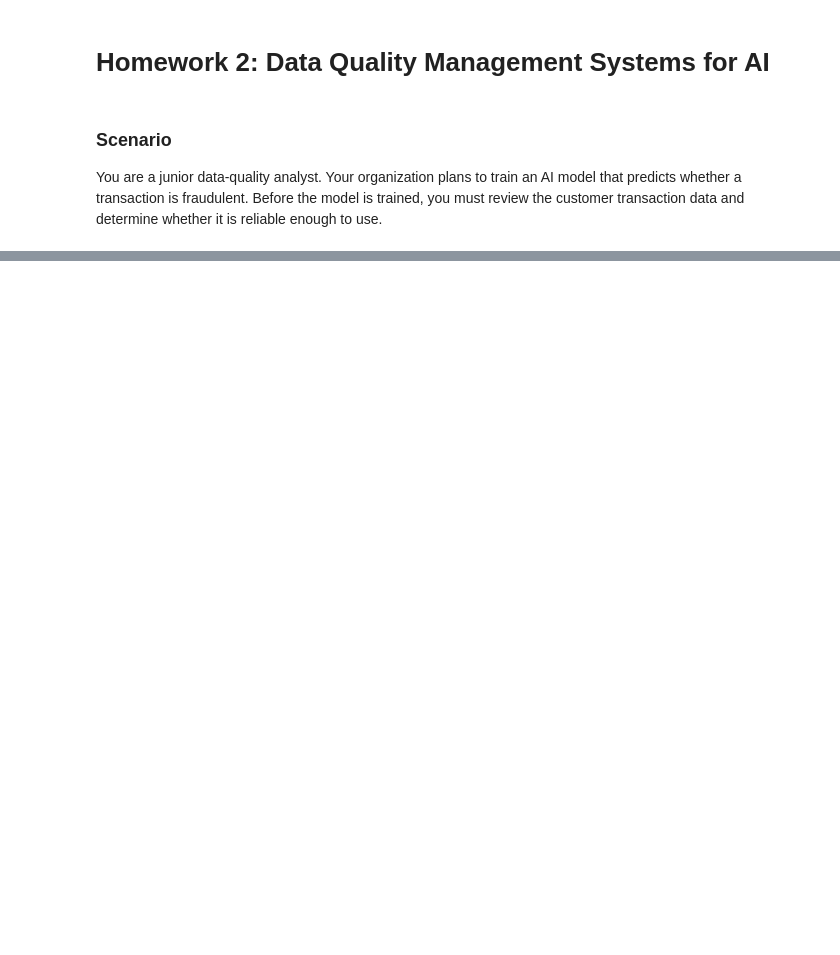
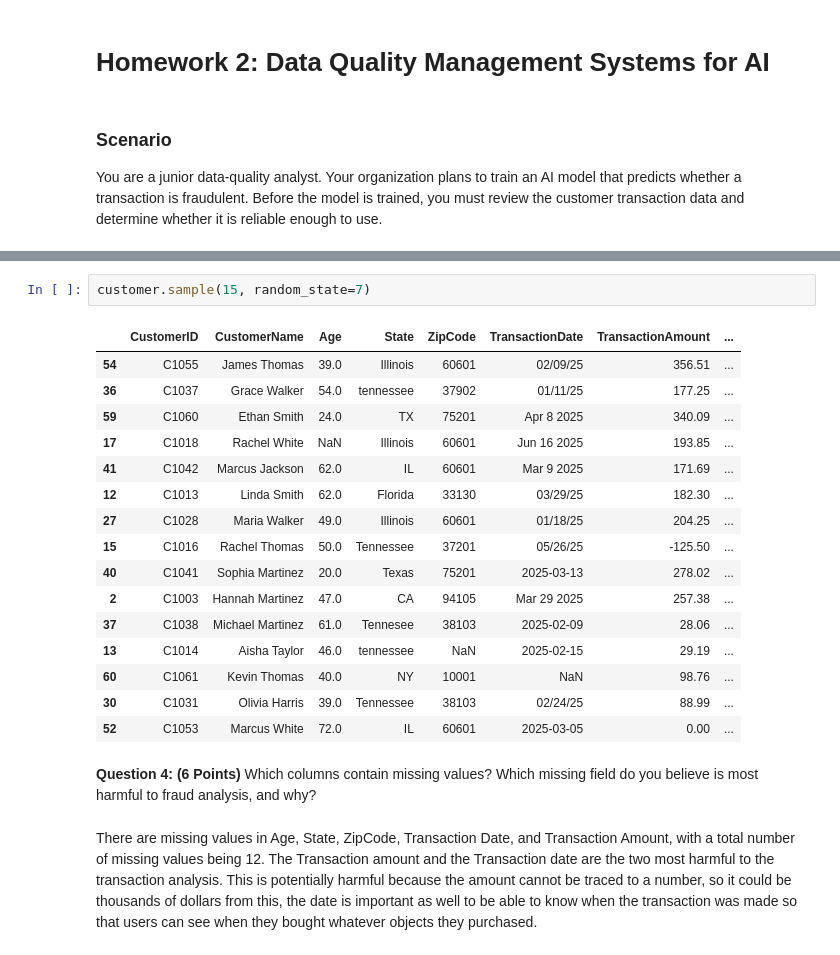
Before and after one commit to DavidRayle11/AI311, a Jupyter notebook: Homework 2.ipynb, the cells around one changed output, grey strips where cells are left out. Cells and saved outputs as stored; diff of their text form; blank space fills up the shorter version.

```diff
--- a/Homework 2.ipynb
+++ b/Homework 2.ipynb
@@ -34,0 +58,23 @@ There are 77 rows and 12 columns in this data set
+# %%
+customer.sample(15, random_state=7)
+# %% [output]
+|  | CustomerID | CustomerName | Age | State | ZipCode | TransactionDate | TransactionAmount | ... |
+| 54 | C1055 | James Thomas | 39.0 | Illinois | 60601 | 02/09/25 | 356.51 | ... |
+| 36 | C1037 | Grace Walker | 54.0 | tennessee | 37902 | 01/11/25 | 177.25 | ... |
+| 59 | C1060 | Ethan Smith | 24.0 | TX | 75201 | Apr 8 2025 | 340.09 | ... |
+| 17 | C1018 | Rachel White | NaN | Illinois | 60601 | Jun 16 2025 | 193.85 | ... |
+| 41 | C1042 | Marcus Jackson | 62.0 | IL | 60601 | Mar 9 2025 | 171.69 | ... |
+| 12 | C1013 | Linda Smith | 62.0 | Florida | 33130 | 03/29/25 | 182.30 | ... |
+| 27 | C1028 | Maria Walker | 49.0 | Illinois | 60601 | 01/18/25 | 204.25 | ... |
+| 15 | C1016 | Rachel Thomas | 50.0 | Tennessee | 37201 | 05/26/25 | -125.50 | ... |
+| 40 | C1041 | Sophia Martinez | 20.0 | Texas | 75201 | 2025-03-13 | 278.02 | ... |
+| 2 | C1003 | Hannah Martinez | 47.0 | CA | 94105 | Mar 29 2025 | 257.38 | ... |
+| 37 | C1038 | Michael Martinez | 61.0 | Tennesee | 38103 | 2025-02-09 | 28.06 | ... |
+| 13 | C1014 | Aisha Taylor | 46.0 | tennessee | NaN | 2025-02-15 | 29.19 | ... |
+| 60 | C1061 | Kevin Thomas | 40.0 | NY | 10001 | NaN | 98.76 | ... |
+| 30 | C1031 | Olivia Harris | 39.0 | Tennessee | 38103 | 02/24/25 | 88.99 | ... |
+| 52 | C1053 | Marcus White | 72.0 | IL | 60601 | 2025-03-05 | 0.00 | ... |
+# %% [markdown]
+**Question 4: (6 Points)** Which columns contain missing values? Which missing field do you believe is most harmful to fraud analysis, and why?
+# %% [markdown]
+There are missing values in Age, State, ZipCode, Transaction Date, and Transaction Amount, with a total number of missing values being 12. The Transaction amount and the Transaction date are the two most harmful to the transaction analysis. This is potentially harmful because the amount cannot be traced to a number, so it could be thousands of dollars from this, the date is important as well to be able to know when the transaction was made so that users can see when they bought whatever objects they purchased.
```
Also changed, not shown: parts of 55 cells of this notebook, 1 other file.
